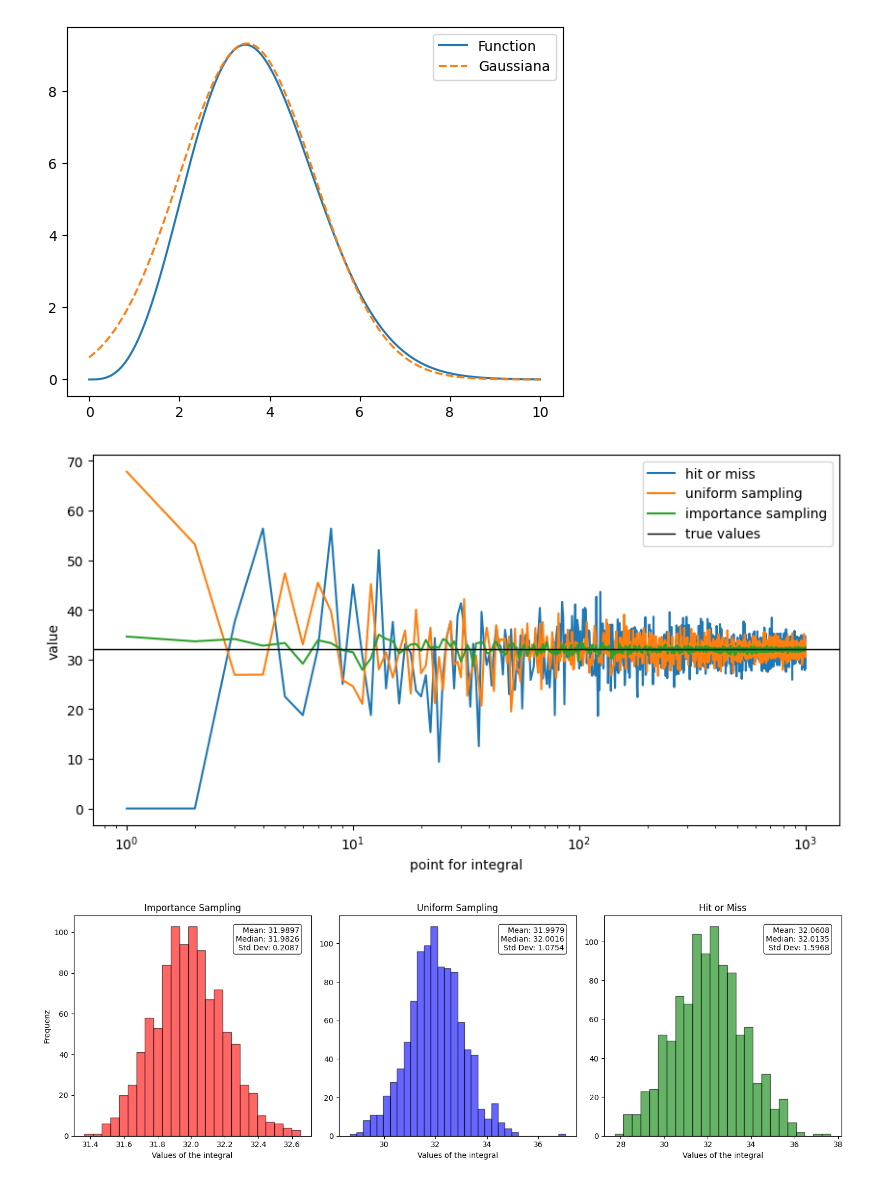
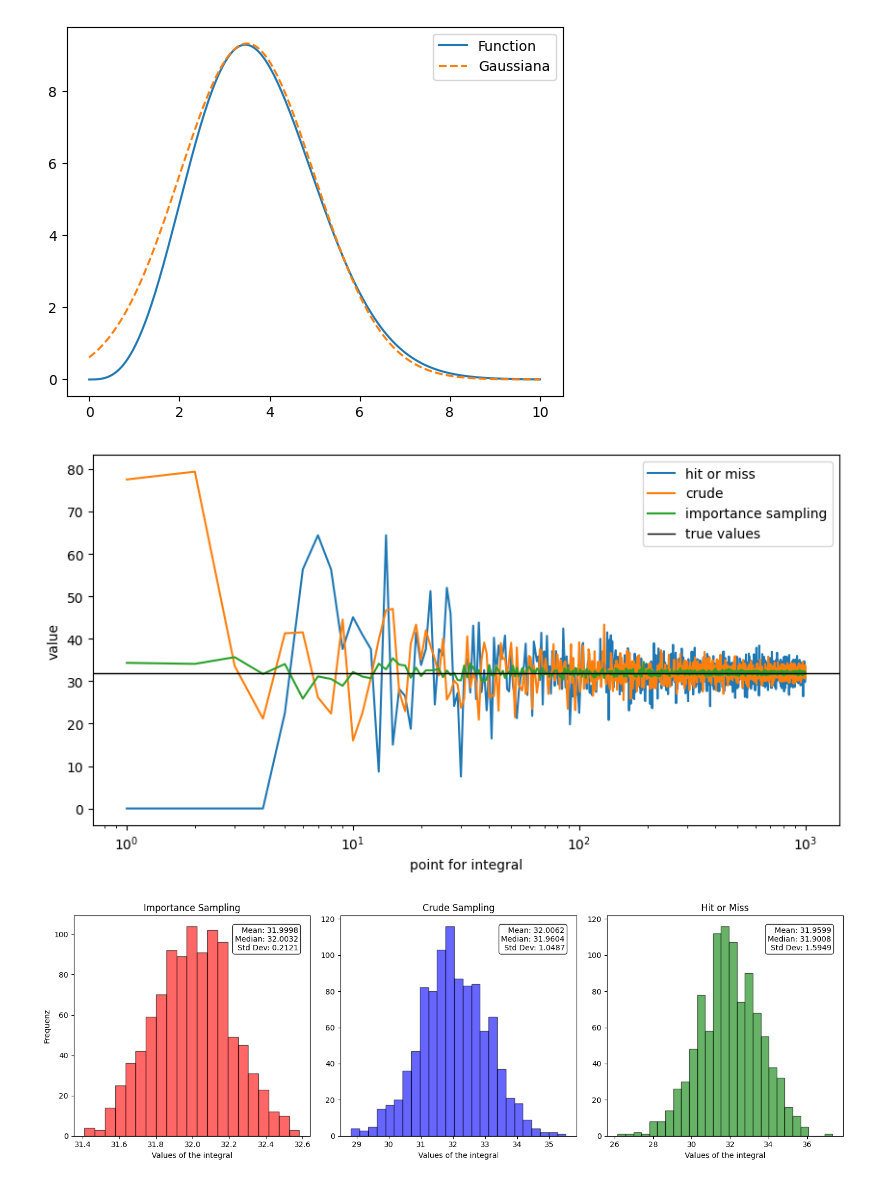
Before and after one commit to oblivion0218/ES_AstroStatistic, a Jupyter notebook: Riccardo_Bossi/lez 3/Monte_Carlo_int.ipynb, the cells around one changed output. Cells and saved outputs as stored; diff of their text form; code cells hidden in the pictures.

```diff
--- a/Riccardo_Bossi/lez 3/Monte_Carlo_int.ipynb
+++ b/Riccardo_Bossi/lez 3/Monte_Carlo_int.ipynb
@@ -69,7 +69,7 @@ def Importance_sampling(N): #---------------------------------------------------
     return integral
 
 
-def gen_uniforme (N) : #------------------------------------------------------------------------------------------------
+def crude (N) : #------------------------------------------------------------------------------------------------
 
     x_min = 0   #into uniform generetion i have to put the extremis
     x_max = 5*sigma
@@ -86,36 +86,36 @@ def hit_or_miss(N): # ----------------------------------------------------------
     x_max = 5 * sigma
 
     y_max = function(3.5, sigma) +2
 
     x_random = np.random.uniform(x_min, x_max, N)
     y_random = np.random.uniform(0, y_max, N)
 
     count_under_curve = np.sum(y_random < function(x_random, sigma))
 
     area = (x_max - x_min) * y_max * (count_under_curve / N)
 
     return area
 
 
 for N in range(N_max):
     number.append(N)
     area_norm.append(Importance_sampling(N))
-    area_uni.append(gen_uniforme(N))
+    area_uni.append(crude(N))
     area_hit.append(hit_or_miss(N))
 
 
 plt.figure(figsize=(10, 5))
 plt.xscale('log')
 plt.plot(number, area_hit, label="hit or miss")
-plt.plot(number, area_uni, label ="uniform sampling")
+plt.plot(number, area_uni, label ="crude")
 plt.plot(number, area_norm, label = "importance sampling")
 plt.xlabel("point for integral")
 plt.ylabel("value")
 plt.axhline(y=2 * sigma**4, color='black', linestyle='-', linewidth=1, label ="true values")
 plt.legend()
 plt.show()
 # %% [output]
-[figure, old version]
+[figure, new version]
 # %%
 from astroML import stats as astroMLstats
 
@@ -135,7 +135,7 @@ area_hit = []
 
 for i in range(ripetizioni):
     area_norm.append(Importance_sampling(N_max))
-    area_uni.append(gen_uniforme(N_max))
+    area_uni.append(crude(N_max))
     area_hit.append(hit_or_miss(N_max))
 
 # Statistiche per ciascun metodo
@@ -172,7 +172,7 @@ plt.text(0.95, 0.95,
 plt.subplot(1, 3, 2)
 plt.hist(area_uni, bins=bins_num(area_uni), color='blue', alpha=0.6, edgecolor='black')
 plt.xlabel("Values of the integral")
-plt.title("Uniform Sampling")
+plt.title("Crude Sampling")
 plt.text(0.95, 0.95,
          f"Mean: {mean_uni:.4f}\nMedian: {median_uni:.4f}\nStd Dev: {std_uni:.4f}",
          transform=plt.gca().transAxes,
@@ -197,4 +197,4 @@ plt.text(0.95, 0.95,
 plt.tight_layout()
 plt.show()
 # %% [output]
-[figure, old version]
+[figure, new version]
```
Also changed, not shown: 4 other files.
